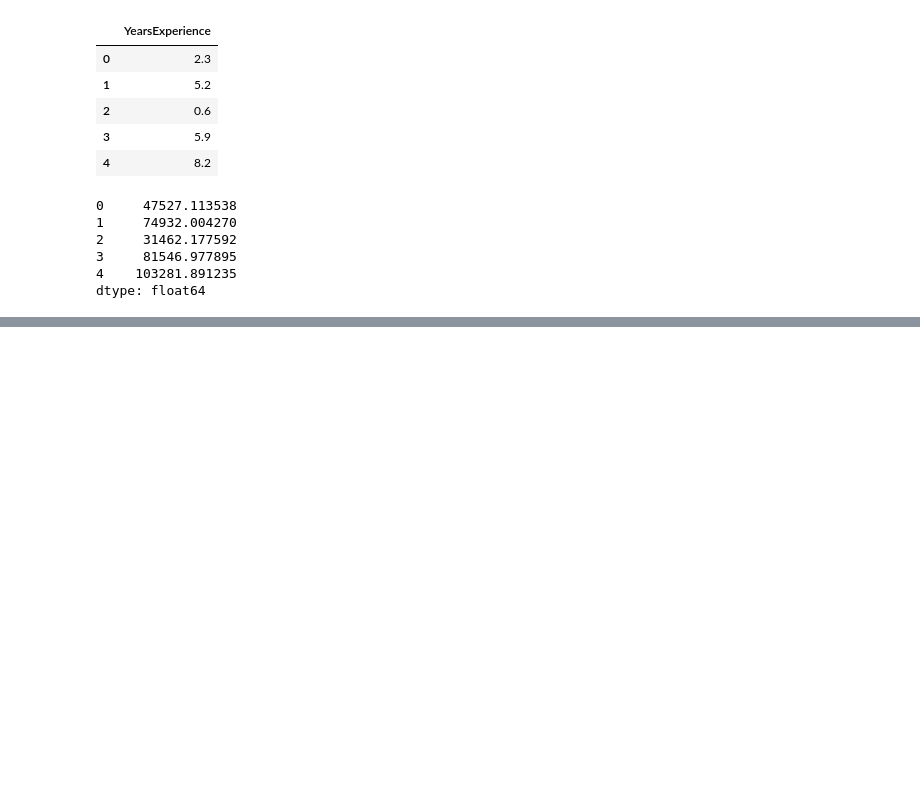
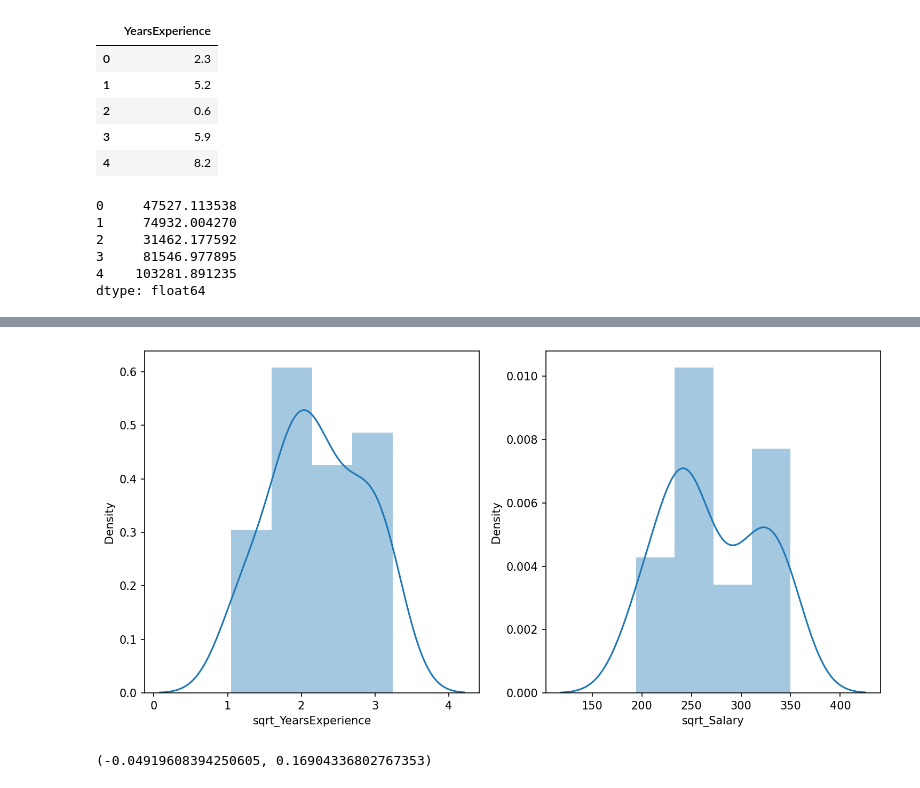
Before and after one commit to RutujaDesai02/Machine-Learning, a Jupyter notebook: Simple_linear_regression.ipynb, the cells around one changed output, grey strips where cells are left out. Cells and saved outputs as stored; diff of their text form; code cells hidden in the pictures; blank space fills up the shorter version.

```diff
--- a/Simple_linear_regression.ipynb
+++ b/Simple_linear_regression.ipynb
@@ -201,0 +308,14 @@ dtype: float64
+# %%
+plt.subplot(1,2,1)
+sns.distplot(df['sqrt_YearsExperience'])
+
+plt.subplot(1,2,2)
+sns.distplot(df['sqrt_Salary'])
+
+plt.tight_layout()
+# %% [output]
+[figure, added]
+# %%
+df['sqrt_YearsExperience'].skew(),df['sqrt_Salary'].skew()
+# %% [output]
+(-0.04919608394250605, 0.16904336802767353)
```
Also changed, not shown: parts of 18 cells of this notebook.
